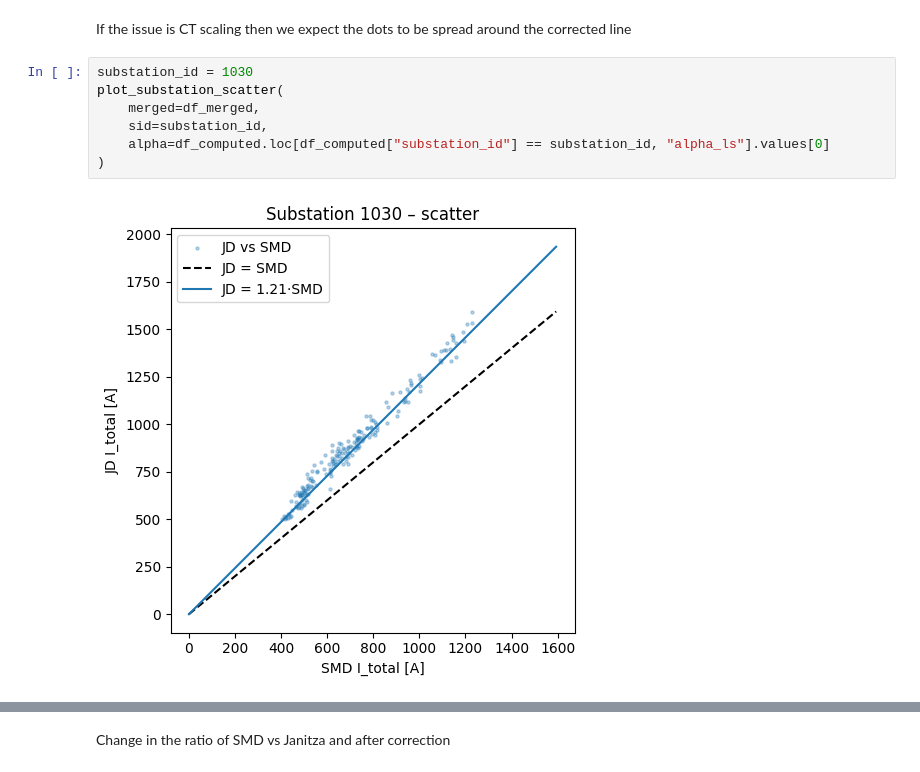
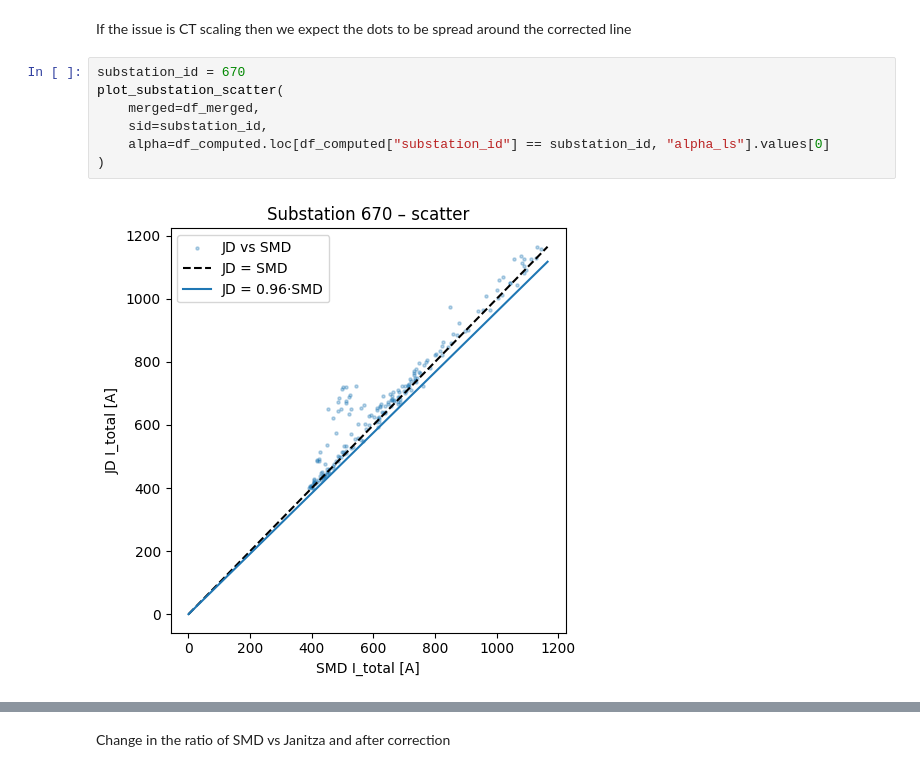
Before and after one commit to MindisBlank/Jasonaq_thesis, a Jupyter notebook: notebooks/ct_ratio_issue.ipynb, the cells around one changed output, grey strips where cells are left out. Saved outputs shown, nothing was run; the diff lists cells and outputs as text.

```diff
--- a/notebooks/ct_ratio_issue.ipynb
+++ b/notebooks/ct_ratio_issue.ipynb
@@ -611,14 +611,14 @@ df_computed.head(5)
 # %% [markdown]
 If the issue is CT scaling then we expect the dots to be spread around the corrected line
 # %%
-substation_id = 1030
+substation_id = 670
 plot_substation_scatter(
     merged=df_merged,
     sid=substation_id,
     alpha=df_computed.loc[df_computed["substation_id"] == substation_id, "alpha_ls"].values[0]
 )
 # %% [output]
-[figure, old version]
+[figure, new version]
 # %%
 plot_scatter_grid(
     merged=df_merged,
```
Also changed, not shown: parts of 2 cells of this notebook, 1 other file.
